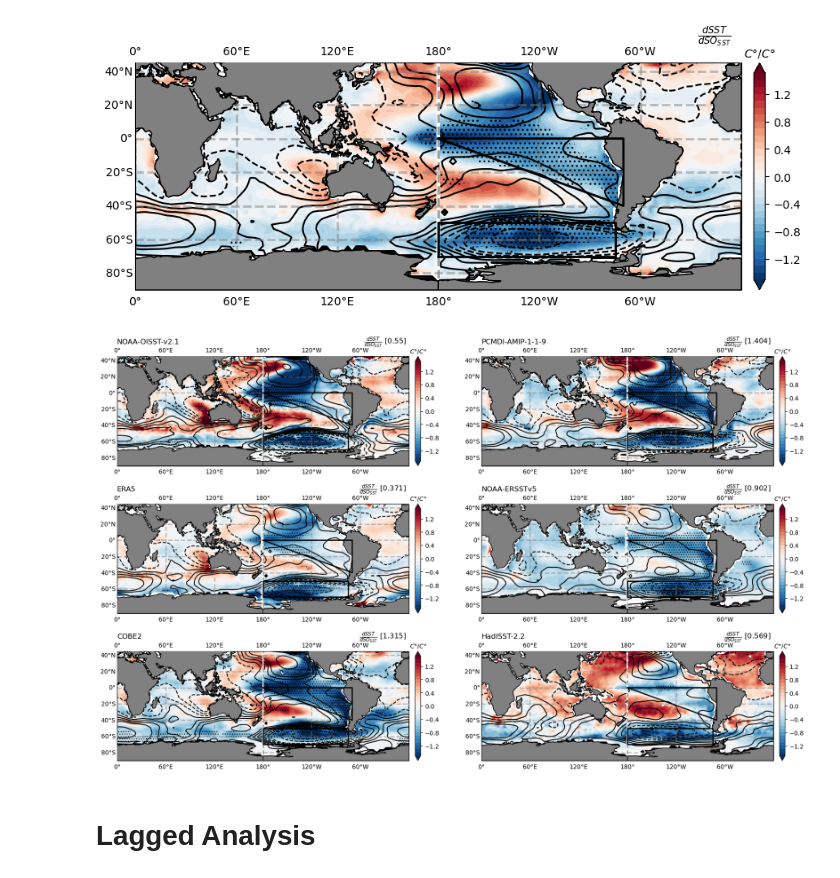
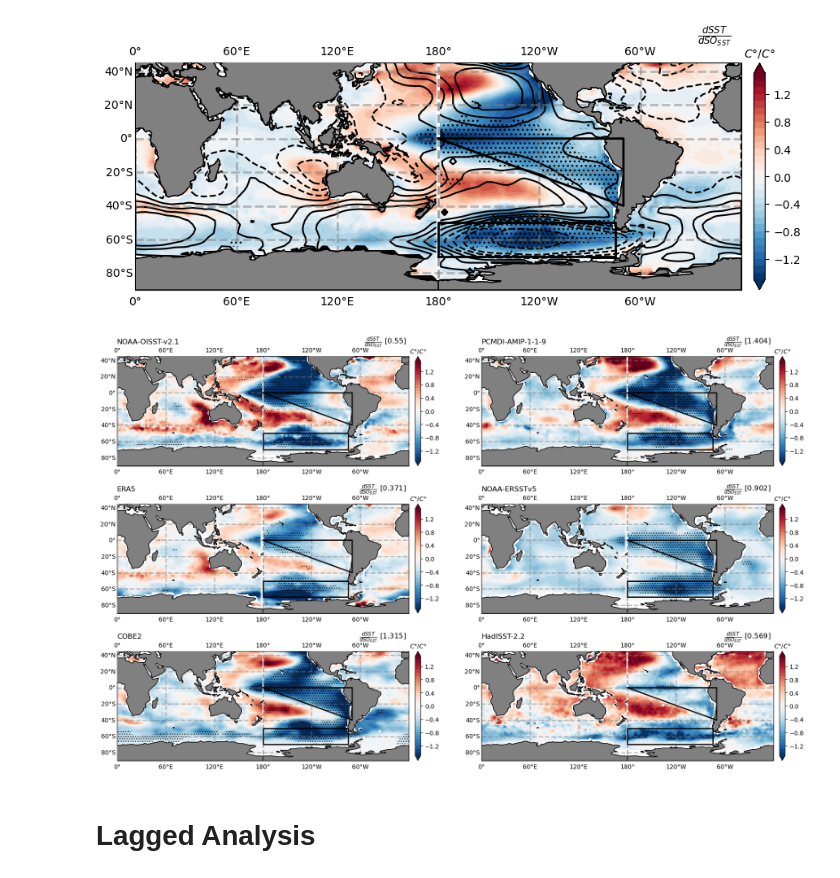
Before and after one commit to zacespinosa/SO-EP-teleconnection, a Jupyter notebook: SO-EPT-Obs.ipynb, the cells around one changed output. Drawn from its saved outputs; the diff is of its cells as text; code cells hidden in the pictures.

```diff
--- a/SO-EPT-Obs.ipynb
+++ b/SO-EPT-Obs.ipynb
@@ -638,15 +638,15 @@ img = _global_plot(
     cmap="RdBu_r",
     cbar_label=r"$Wm^{-2}/C\degree$",
     pvalues=((obs_regs["p_sst"] < .10).sum(dim="model") < obs_regs.model.size/2),
-    contours=-obs_regs["reg_psl"].mean("model").values,
+    # contours=-obs_regs["reg_psl"].mean("model").values,
 )
 
 cbar = plt.colorbar(img, ax=ax, orientation="vertical", fraction=.018, pad=0.02)
 cbar.ax.set_title(r"$C\degree/C\degree$", fontsize=10)
-ax.set_title(r"$\frac{dSST}{dSO_{SST}}$   ", loc="right", fontsize=title_fontsize*.75)
+# ax.set_title(r"$\frac{dSST}{dSO_{SST}}$   ", loc="right", fontsize=title_fontsize*.75)
 
-# ax.set_title(r"$\frac{dSST}{dSO_{SST}}$   " + f"[{np.around(avg_reg, 3)}]", loc="right", fontsize=title_fontsize*.75)
-plt.savefig("/home/espinosa10/SO-EP-teleconnection/Figures/sst_response_so_RdBu_obs-mean.png")
+ax.set_title(r"$\frac{dSST}{dSO_{SST}}$   " + f"[{np.around(avg_reg, 3)}]", loc="right", fontsize=title_fontsize*.75)
+plt.savefig("/home/espinosa10/SO-EP-teleconnection/Figures/sst_response_so_RdBu_obs-mean_no-psl.png")
 # %% [output]
 [figure]
 # %%
@@ -669,36 +669,36 @@ for i, (ax, cmodel) in enumerate(zip(axes.flat, obs_regs["reg_sst"].model)):
         #     lon=obs_sst_maps_reg.longitude,
         #     levels=np.arange(-2, 2.1, .1),
         #     cmap="RdYlBu_r",
         #     cbar_label=r"$Wm^{-2}/C\degree$",
         #     contours=-obs_psl_reg.mean("model").reg.values,
         # )
 
         # cbar = plt.colorbar(img, ax=ax, orientation="vertical", fraction=.018, pad=0.02)
         # cbar.ax.set_title(r"$C\degree/C\degree$", fontsize=10)
         # ax.set_title(r"$\frac{dSST}{dSO_{SST}}$  " + f"[{np.around(avg_reg, 3)}]", loc="right", fontsize=title_fontsize*.75)
         # ax.set_title("Obs Avg", loc="left", fontsize=title_fontsize*.75)
 
     ax = axes.flat[i]
     img = _global_plot(
         ax,
         data=-obs_regs["reg_sst"].sel(model=cmodel),
         lat=obs_regs["reg_sst"].latitude,
         lon=obs_regs["reg_sst"].longitude,
         levels=np.arange(-1.5, 1.6, .1),
         cmap="RdBu_r",
         pvalues=obs_regs["p_sst"].sel(model=cmodel),
         cbar_label=r"$Wm^{-2}/C\degree$",
-        contours=-obs_regs["reg_psl"].sel(model=cmodel).values,
+        # contours=-obs_regs["reg_psl"].sel(model=cmodel).values,
     )
     ax.set_title(r"$\frac{dSST}{dSO_{SST}}$" + f" [{np.around(obs_sst_so_ept_reg.sel(model=cmodel).sel(years=12*5).reg.values, 3)}]  ", loc="right", fontsize=title_fontsize*.75)
     ax.set_title(cmodel.values, loc="left", fontsize=title_fontsize*.75)
     cbar = plt.colorbar(img, ax=ax, orientation="vertical", fraction=.018, pad=0.02)
     cbar.ax.set_title(r"$C\degree/C\degree$", fontsize=10)
 
 # fig.delaxes(axes.flat[-1])
-plt.savefig("/home/espinosa10/SO-EP-teleconnection/Figures/sst_response_so_RdBu_obs.png")
+plt.savefig("/home/espinosa10/SO-EP-teleconnection/Figures/sst_response_so_RdBu_obs_no-psl.png")
 # %% [output]
-[figure, old version]
+[figure, new version]
 # %% [markdown]
 # Lagged Analysis
 # %%
```
Also changed, not shown: 3 other files.
